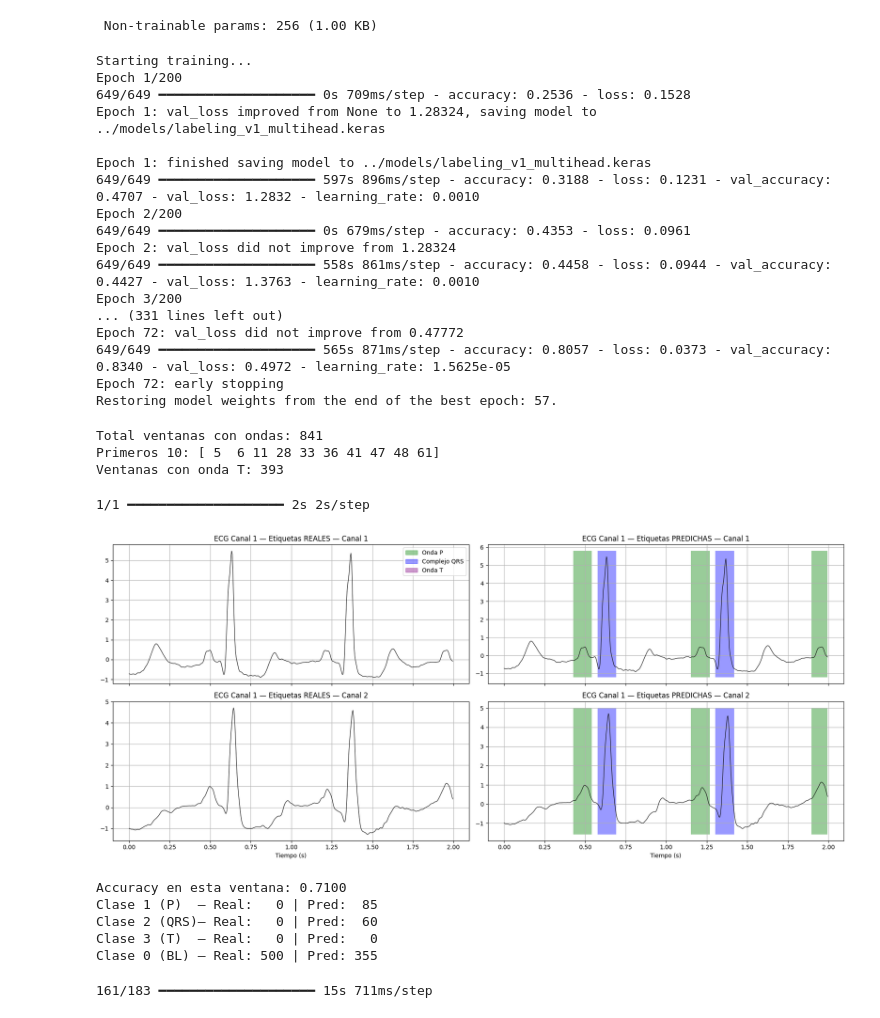
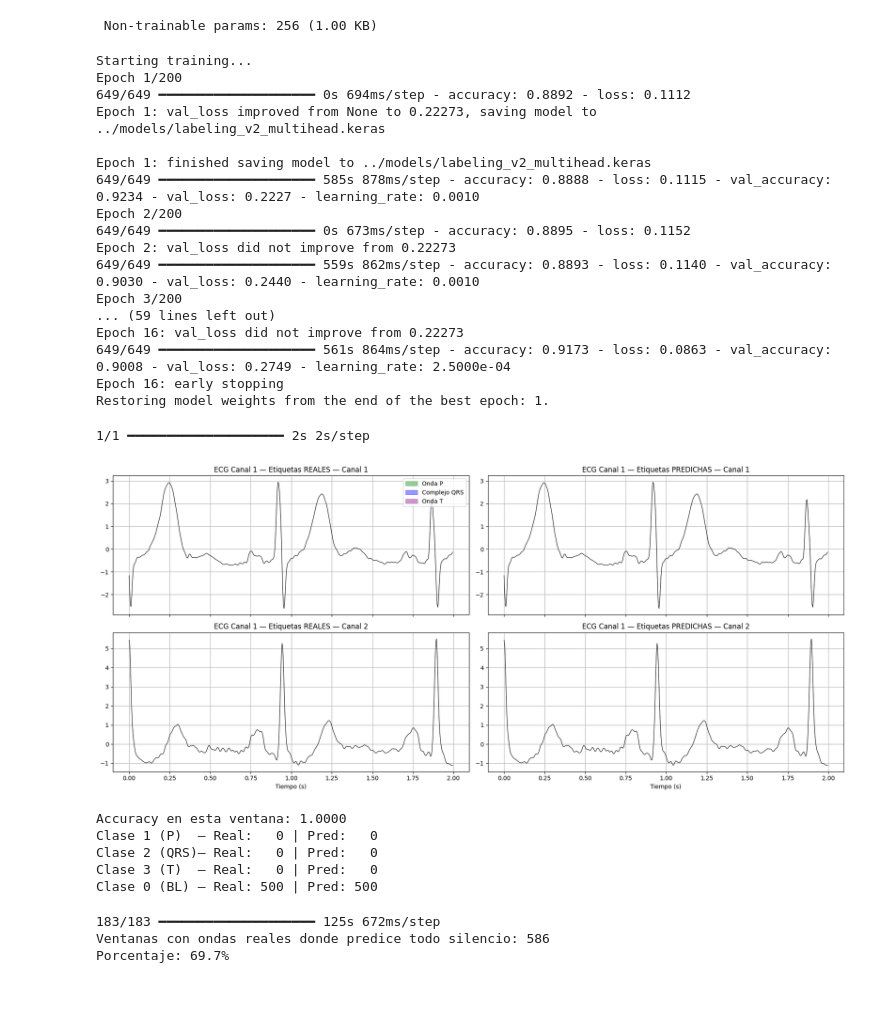
Before and after one commit to israelsegado/ecg-lstm-pipeline, a Jupyter notebook: notebooks/beat_identification.ipynb, the cells around one changed output. Drawn from its saved outputs; the diff is of its cells as text; code cells hidden in the pictures.

```diff
--- a/notebooks/beat_identification.ipynb
+++ b/notebooks/beat_identification.ipynb
@@ -364,7 +364,7 @@ from tensorflow.keras.callbacks import EarlyStopping, ReduceLROnPlateau, ModelCh
 
 TRAIN_MODEL = True  # cambiar a True para reentrenar
 
-weights_map = {0: 0.05, 1: 4.0, 2: 5.0, 3: 5.0}
+weights_map = {0: 0.3, 1: 1.5, 2: 2.0, 3: 3}
 sample_weights = np.vectorize(weights_map.get)(y_train)
 
 model.compile(
@@ -389,7 +389,7 @@ reduce_lr = ReduceLROnPlateau(
 )
 
 model_save = ModelCheckpoint(
-    filepath = "../models/labeling_v1_multihead.keras",
+    filepath = "../models/labeling_v2_multihead.keras",
     save_best_only = True,
     verbose = 1,
     monitor = "val_loss"
@@ -408,43 +408,27 @@ history = model.fit(
 # %% [output]
 Starting training...
 Epoch 1/200
-649/649 ━━━━━━━━━━━━━━━━━━━━ 0s 709ms/step - accuracy: 0.2536 - loss: 0.1528
-Epoch 1: val_loss improved from None to 1.28324, saving model to ../models/labeling_v1_multihead.keras
+649/649 ━━━━━━━━━━━━━━━━━━━━ 0s 694ms/step - accuracy: 0.8892 - loss: 0.1112
+Epoch 1: val_loss improved from None to 0.22273, saving model to ../models/labeling_v2_multihead.keras
 
-Epoch 1: finished saving model to ../models/labeling_v1_multihead.keras
-649/649 ━━━━━━━━━━━━━━━━━━━━ 597s 896ms/step - accuracy: 0.3188 - loss: 0.1231 - val_accuracy: 0.4707 - val_loss: 1.2832 - learning_rate: 0.0010
+Epoch 1: finished saving model to ../models/labeling_v2_multihead.keras
+649/649 ━━━━━━━━━━━━━━━━━━━━ 585s 878ms/step - accuracy: 0.8888 - loss: 0.1115 - val_accuracy: 0.9234 - val_loss: 0.2227 - learning_rate: 0.0010
 Epoch 2/200
-649/649 ━━━━━━━━━━━━━━━━━━━━ 0s 679ms/step - accuracy: 0.4353 - loss: 0.0961
-Epoch 2: val_loss did not improve from 1.28324
-649/649 ━━━━━━━━━━━━━━━━━━━━ 558s 861ms/step - accuracy: 0.4458 - loss: 0.0944 - val_accuracy: 0.4427 - val_loss: 1.3763 - learning_rate: 0.0010
+649/649 ━━━━━━━━━━━━━━━━━━━━ 0s 673ms/step - accuracy: 0.8895 - loss: 0.1152
+Epoch 2: val_loss did not improve from 0.22273
+649/649 ━━━━━━━━━━━━━━━━━━━━ 559s 862ms/step - accuracy: 0.8893 - loss: 0.1140 - val_accuracy: 0.9030 - val_loss: 0.2440 - learning_rate: 0.0010
 Epoch 3/200
-... (331 lines left out)
-Epoch 72: val_loss did not improve from 0.47772
-649/649 ━━━━━━━━━━━━━━━━━━━━ 565s 871ms/step - accuracy: 0.8057 - loss: 0.0373 - val_accuracy: 0.8340 - val_loss: 0.4972 - learning_rate: 1.5625e-05
-Epoch 72: early stopping
-Restoring model weights from the end of the best epoch: 57.
+... (59 lines left out)
+Epoch 16: val_loss did not improve from 0.22273
+649/649 ━━━━━━━━━━━━━━━━━━━━ 561s 864ms/step - accuracy: 0.9173 - loss: 0.0863 - val_accuracy: 0.9008 - val_loss: 0.2749 - learning_rate: 2.5000e-04
+Epoch 16: early stopping
+Restoring model weights from the end of the best epoch: 1.
-# %%
-# Índices que tienen al menos una onda P, QRS o T
-indices_con_ondas = np.where(np.any(y_test > 0, axis=1))[0]
-print(f"Total ventanas con ondas: {len(indices_con_ondas)}")
-print(f"Primeros 10: {indices_con_ondas[:10]}")
-
-# Además, filtra por clase concreta si quieres ver T específicamente
-indices_con_T = np.where(np.any(y_test == 3, axis=1))[0]
-print(f"Ventanas con onda T: {len(indices_con_T)}")
-
-# Usa uno de esos
-indice = indices_con_ondas[42]  # o cualquier otro de la lista
-# %% [output]
-Total ventanas con ondas: 841
-Primeros 10: [ 5  6 11 28 33 36 41 47 48 61]
-Ventanas con onda T: 393
 # %%
 from tensorflow.keras.models import load_model
 
-model = load_model("../models/labeling_v1_multihead.keras", compile=False)
+model = load_model("../models/labeling_v2_multihead.keras", compile=False)
 
-indice = 247
+indice = 78
 
 x_ventana = X_test[indice:indice+1]  # shape (1, 500, 2)
 
@@ -479,39 +463,39 @@ for titulo, etiquetas, ax1, ax2 in titulos:
     ymin2, ymax2 = ax2.get_ylim()
 
     for clase, (color, nombre) in colores_clases.items():
         mascara = (etiquetas == clase)
         ax1.fill_between(tiempo, ymin1, ymax1, where=mascara, facecolor=color, alpha=0.4)
         ax2.fill_between(tiempo, ymin2, ymax2, where=mascara, facecolor=color, alpha=0.4)
 
     ax1.set_title(f'{titulo} — Canal 1')
     ax2.set_title(f'{titulo} — Canal 2')
     ax1.grid(True)
     ax2.grid(True)
 
 from matplotlib.patches import Patch
 leyenda = [Patch(color=c, alpha=0.4, label=n) for _, (c, n) in colores_clases.items()]
 axes[0, 0].legend(handles=leyenda)
 
 axes[1, 0].set_xlabel('Tiempo (s)')
 axes[1, 1].set_xlabel('Tiempo (s)')
 
 plt.tight_layout()
 plt.show()
 
 # Métricas rápidas
 print(f"Accuracy en esta ventana: {np.mean(pred_clases == y_real):.4f}")
 print(f"Clase 1 (P)  — Real: {np.sum(y_real==1):3d} | Pred: {np.sum(pred_clases==1):3d}")
 print(f"Clase 2 (QRS)— Real: {np.sum(y_real==2):3d} | Pred: {np.sum(pred_clases==2):3d}")
 print(f"Clase 3 (T)  — Real: {np.sum(y_real==3):3d} | Pred: {np.sum(pred_clases==3):3d}")
 print(f"Clase 0 (BL) — Real: {np.sum(y_real==0):3d} | Pred: {np.sum(pred_clases==0):3d}")
 # %% [output]
 1/1 ━━━━━━━━━━━━━━━━━━━━ 2s 2s/step
-[figure, old version]
+[figure, new version]
-Accuracy en esta ventana: 0.7100
-Clase 1 (P)  — Real:   0 | Pred:  85
-Clase 2 (QRS)— Real:   0 | Pred:  60
+Accuracy en esta ventana: 1.0000
+Clase 1 (P)  — Real:   0 | Pred:   0
+Clase 2 (QRS)— Real:   0 | Pred:   0
 Clase 3 (T)  — Real:   0 | Pred:   0
-Clase 0 (BL) — Real: 500 | Pred: 355
+Clase 0 (BL) — Real: 500 | Pred: 500
 # %%
 # Ventanas donde el modelo no predice NADA (todo silencio)
 pred_all = model.predict(X_test)
@@ -525,7 +509,9 @@ fallos_graves = np.intersect1d(ventanas_vacias, ventanas_con_ondas_reales)
 print(f"Ventanas con ondas reales donde predice todo silencio: {len(fallos_graves)}")
 print(f"Porcentaje: {len(fallos_graves)/len(ventanas_con_ondas_reales)*100:.1f}%")
 # %% [output]
-161/183 ━━━━━━━━━━━━━━━━━━━━ 15s 711ms/step
+183/183 ━━━━━━━━━━━━━━━━━━━━ 125s 672ms/step
+Ventanas con ondas reales donde predice todo silencio: 586
+Porcentaje: 69.7%
 # %%
 pred_all = model.predict(X_test)
 
```
Also changed, not shown: parts of 1 cell of this notebook.
